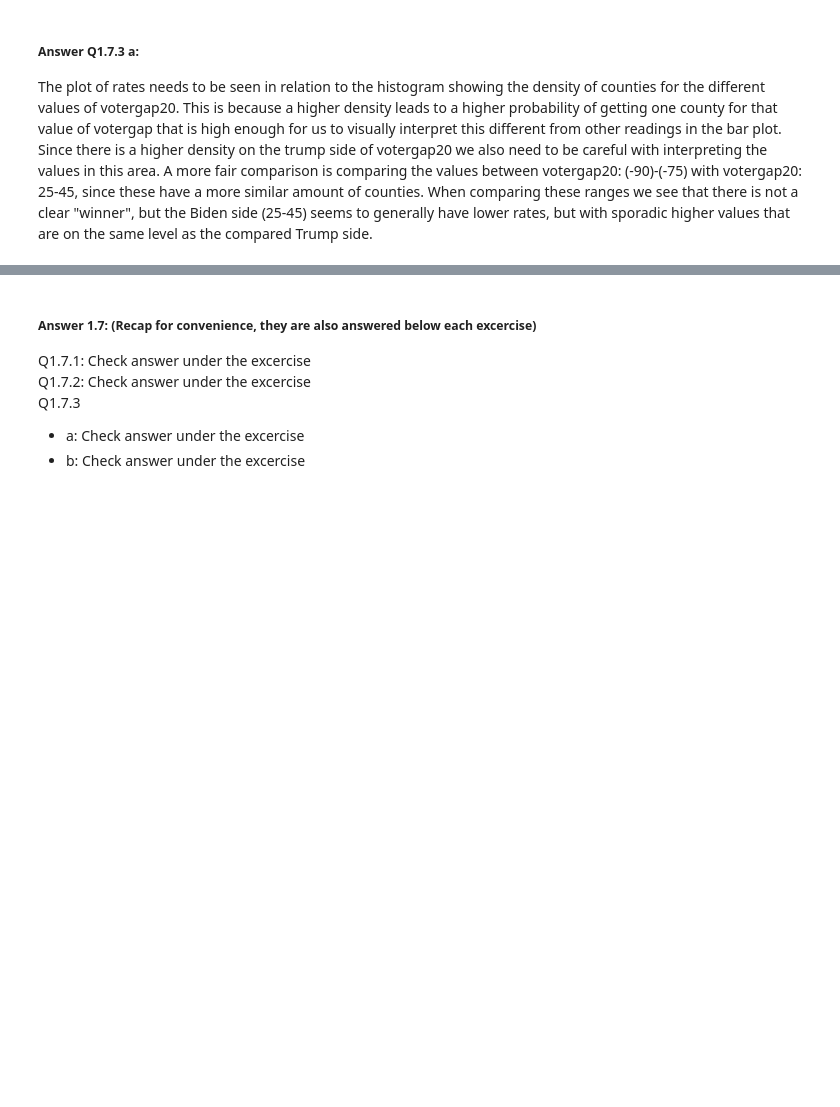
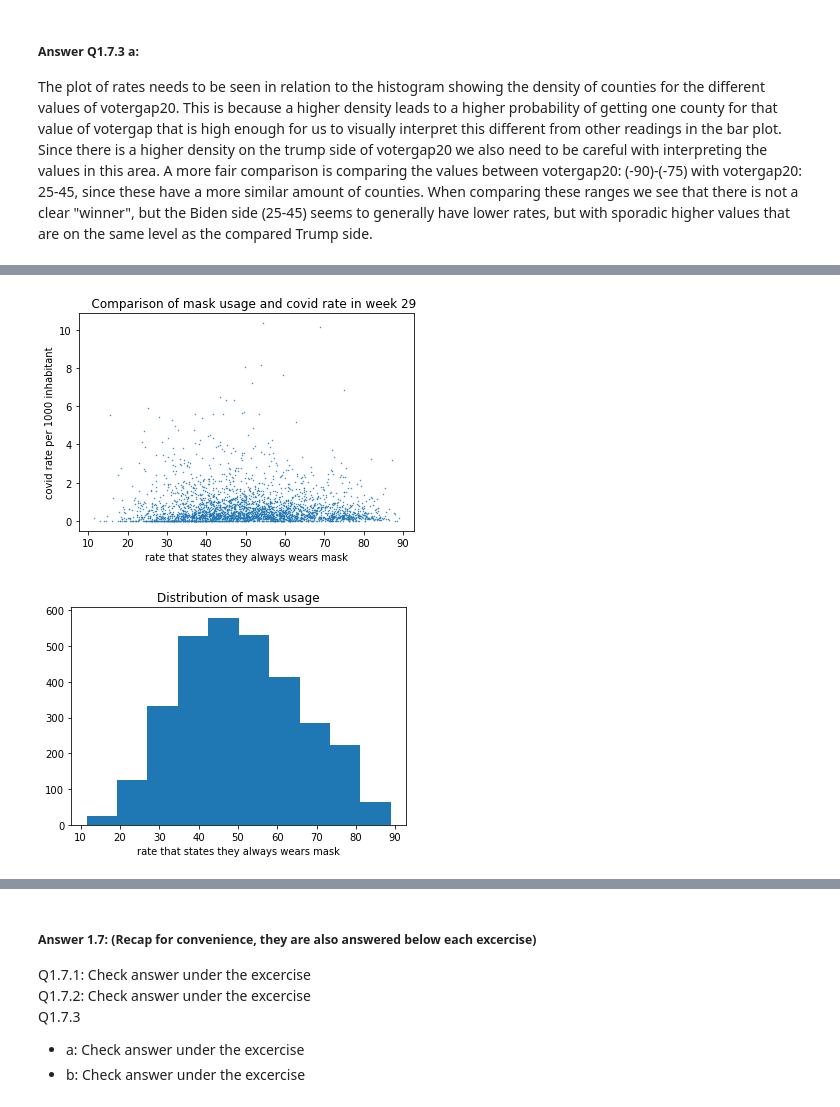
Before and after one commit to kkvalsvik/DataScience_cs109a_Harvard, a Jupyter notebook: cs_s109a_finalexam_2021.ipynb, the cells around one changed output, grey strips where cells are left out. Drawn from its saved outputs; the diff is of its cells as text; code cells hidden in the pictures; blank space fills up the shorter version.

```diff
--- a/cs_s109a_finalexam_2021.ipynb
+++ b/cs_s109a_finalexam_2021.ipynb
@@ -493,0 +493,16 @@ plt.bo
+# %%
+# d. Whether 50% or more of the surveyed residents in the county report that they always wore a mask in public at the
+#time of the survey.
+
+plt.scatter(covid_clean['always'], covid_clean['rate_w29'], s=0.2)
+plt.xlabel('rate that states they always wears mask')
+plt.ylabel('covid rate per 1000 inhabitant')
+plt.title('    Comparison of mask usage and covid rate in week 29')
+plt.show()
+plt.hist(covid_clean['always'])
+plt.title('Distribution of mask usage')
+plt.xlabel('rate that states they always wears mask');
+# covid_clean.always
+# %% [output]
+[figure, added]
+[figure, added]
```
Also changed, not shown: parts of 9 cells of this notebook.
